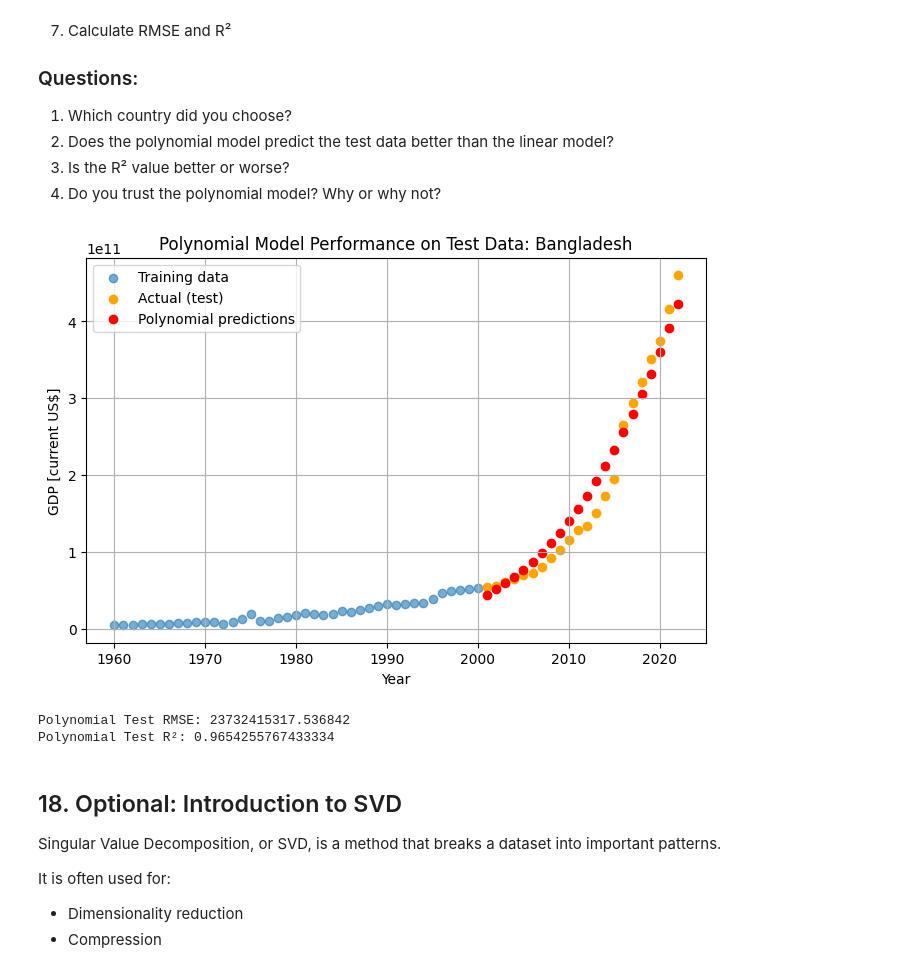
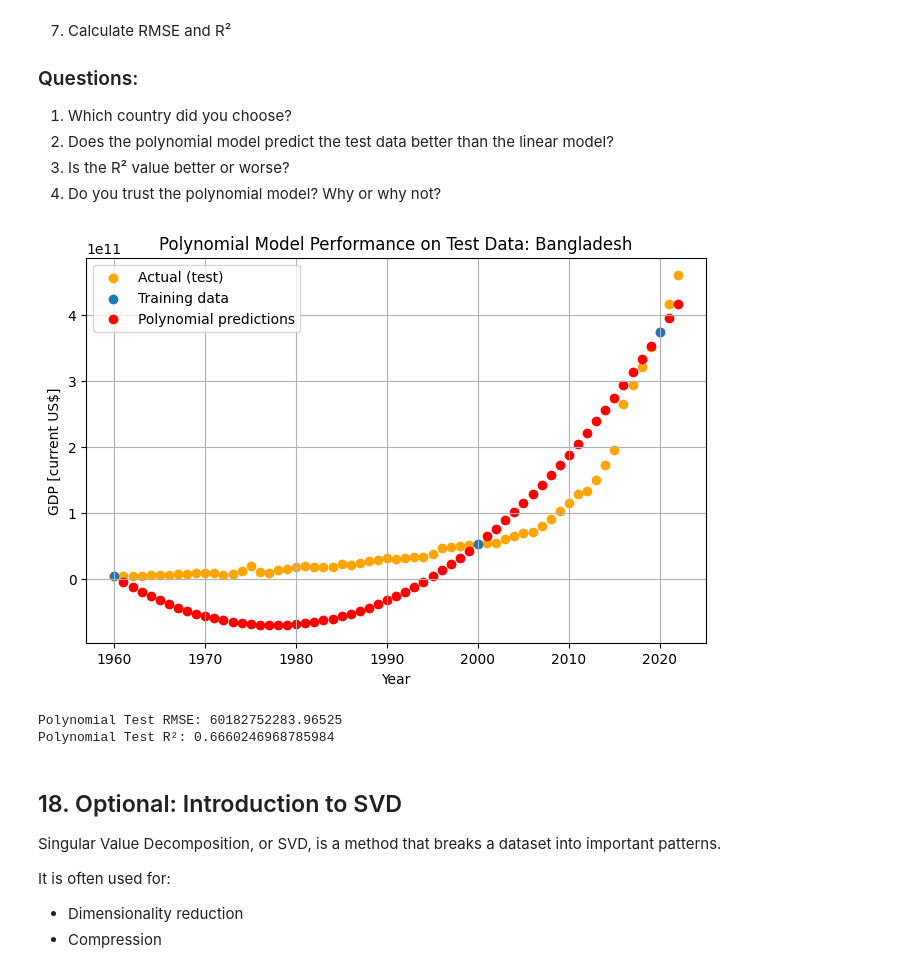
Before and after one commit to MegaWatt17/Summer_Workshop_MeganWatts, a Jupyter notebook: 0_Class_Notebooks/01_Know_Data_Numerical.ipynb, the cells around one changed output. Saved outputs shown, nothing was run; the diff lists cells and outputs as text; code cells hidden in the pictures.

```diff
--- a/0_Class_Notebooks/01_Know_Data_Numerical.ipynb
+++ b/0_Class_Notebooks/01_Know_Data_Numerical.ipynb
@@ -811,9 +811,12 @@ chosen_country = "Bangladesh"
 years = gdp_transposed.index.to_numpy()
 y = gdp_transposed[chosen_country].values.astype(float)
 
+year1=1960
+year2=2000
+year3=2020
 # Create training and testing masks
-train_mask = years <= 2000
-test_mask = years > 2000
+train_mask = (years == year1) | (years == year2) | (years == year3)
+test_mask = ~train_mask
 
 # Create X and y training/testing data
 X_train = years[train_mask].reshape(-1, 1)
@@ -827,40 +830,40 @@ y_test = y[test_mask]
 poly_test_model = make_pipeline(
     PolynomialFeatures(degree=3),
     LinearRegression()
 )
 
 # Fit the model
-poly_test_model.fit(X, y)
+poly_test_model.fit(X_train, y_train)
 
 # Predict the testing data
-poly_test_model.predict(X)
+poly_test_model.predict(X_test)
 
 # Plot training, actual testing, and predicted testing data
 plt.figure(figsize=(8, 5))
 
 # Uncomment and fill in the code below to plot the training data, actual test data, and polynomial predictions on the same graph for comparison.
-plt.scatter(X_train, y_train, label="Training data", alpha=0.6)
-plt.scatter(X_test, y_test, color="orange", label="Actual (test)")
+plt.scatter(X, y, color="orange", label="Actual (test)")
+plt.scatter(X_train, y_train, label="Training data")
 plt.scatter(X_test, poly_test_model.predict(X_test), color="red", label="Polynomial predictions")
 
 plt.xlabel("Year")
 plt.ylabel("GDP [current US$]")
 plt.title(f"Polynomial Model Performance on Test Data: {chosen_country}")
 
 plt.legend()
 plt.grid(True)
 plt.show()
 
 # Evaluate the model
 poly_test_rmse = np.sqrt(mean_squared_error(y_test, poly_test_model.predict(X_test)))
 poly_test_r2 = r2_score(y_test, poly_test_model.predict(X_test))
 
 print("Polynomial Test RMSE:", poly_test_rmse)
 print("Polynomial Test R²:", poly_test_r2)
 # %% [output]
-[figure, old version]
+[figure, new version]
-Polynomial Test RMSE: 23732415317.536842
-Polynomial Test R²: 0.9654255767433334
+Polynomial Test RMSE: 60182752283.96525
+Polynomial Test R²: 0.6660246968785984
 # %%
 # Hint for creating the polynomial model:
 # poly_test_model = make_pipeline(
```
Also changed, not shown: 2 other files.
